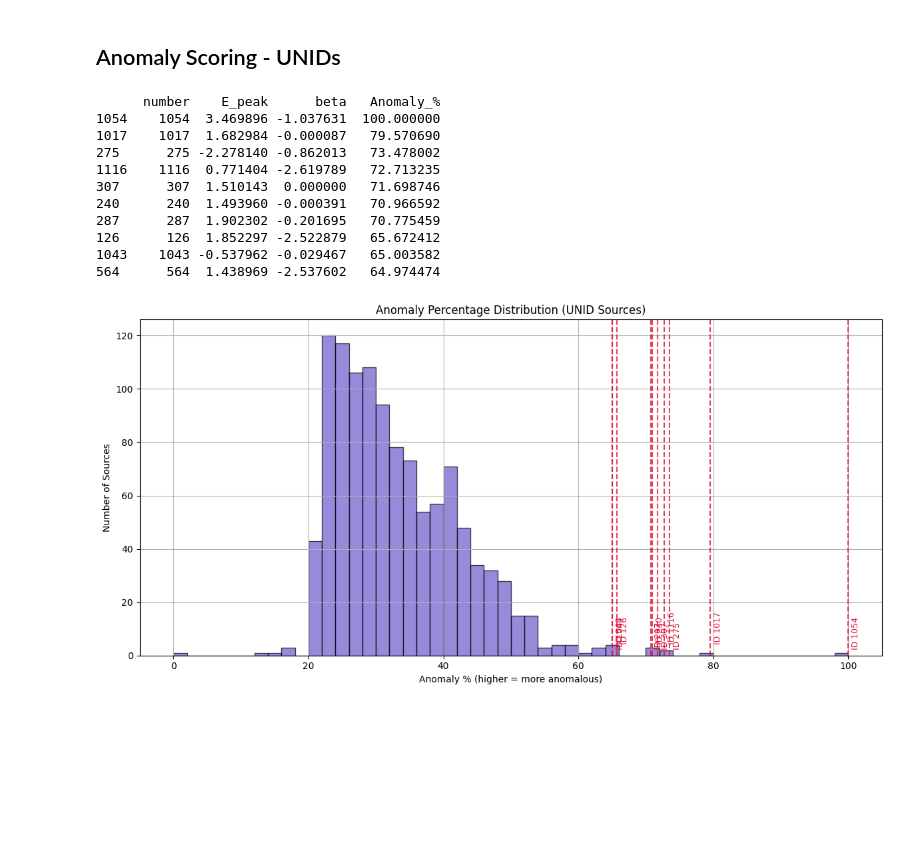
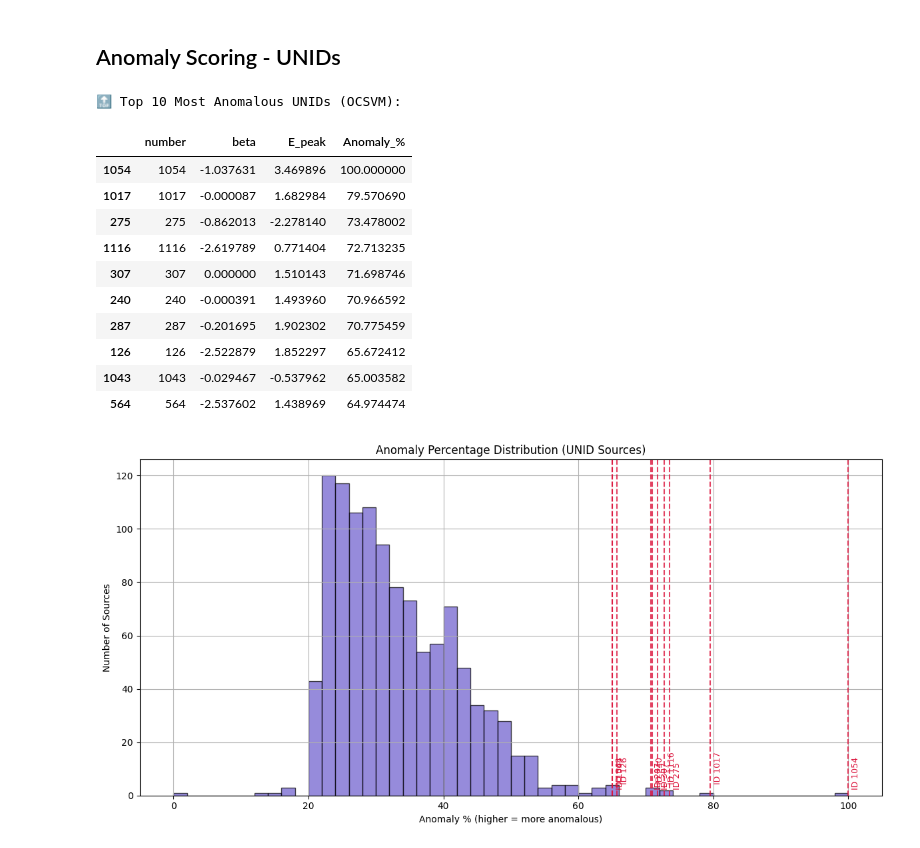
Before and after one commit to martacanirome4/DarkMatter_ML_TFG, a Jupyter notebook: notebooks/OCSVM_astro_vs_unids.ipynb, the cells around one changed output. Drawn from its saved outputs; the diff is of its cells as text; code cells hidden in the pictures; blank space fills up the shorter version.

```diff
--- a/notebooks/OCSVM_astro_vs_unids.ipynb
+++ b/notebooks/OCSVM_astro_vs_unids.ipynb
@@ -257,23 +257,30 @@ anom_percent = scaler_scores.fit_transform(anom_scores.reshape(-1, 1)).flatten()
 # %%
 most_anomalous_idx = np.argsort(scores)[:10]
 
 top_anomalies = df_unids_log.iloc[most_anomalous_idx].copy()
 top_anomalies['Anomaly_Score'] = anom_scores[most_anomalous_idx]
 top_anomalies['Anomaly_%'] = anom_percent[most_anomalous_idx]
 
-print(top_anomalies[['number', 'E_peak', 'beta', 'Anomaly_%']])
+# Add anomaly scores to all UNIDs
+df_unids_log['Anomaly_Score'] = anom_scores
+df_unids_log['Anomaly_%'] = anom_percent
+
+top_ocsvm_unids = df_unids_log.sort_values('Anomaly_%', ascending=False).head(10)
+print("🔝 Top 10 Most Anomalous UNIDs (OCSVM):")
+display(top_ocsvm_unids[['number', 'beta', 'E_peak', 'Anomaly_%']])
 # %% [output]
-      number    E_peak      beta   Anomaly_%
-1054    1054  3.469896 -1.037631  100.000000
-1017    1017  1.682984 -0.000087   79.570690
-275      275 -2.278140 -0.862013   73.478002
-1116    1116  0.771404 -2.619789   72.713235
-307      307  1.510143  0.000000   71.698746
-240      240  1.493960 -0.000391   70.966592
-287      287  1.902302 -0.201695   70.775459
-126      126  1.852297 -2.522879   65.672412
-1043    1043 -0.537962 -0.029467   65.003582
-564      564  1.438969 -2.537602   64.974474
+🔝 Top 10 Most Anomalous UNIDs (OCSVM):
+|  | number | beta | E_peak | Anomaly_% |
+| 1054 | 1054 | -1.037631 | 3.469896 | 100.000000 |
+| 1017 | 1017 | -0.000087 | 1.682984 | 79.570690 |
+| 275 | 275 | -0.862013 | -2.278140 | 73.478002 |
+| 1116 | 1116 | -2.619789 | 0.771404 | 72.713235 |
+| 307 | 307 | 0.000000 | 1.510143 | 71.698746 |
+| 240 | 240 | -0.000391 | 1.493960 | 70.966592 |
+| 287 | 287 | -0.201695 | 1.902302 | 70.775459 |
+| 126 | 126 | -2.522879 | 1.852297 | 65.672412 |
+| 1043 | 1043 | -0.029467 | -0.537962 | 65.003582 |
+| 564 | 564 | -2.537602 | 1.438969 | 64.974474 |
 # %%
 # Sort anomaly scores and grab top N labels
 N = 10
```
Also changed, not shown: parts of 8 cells of this notebook.
